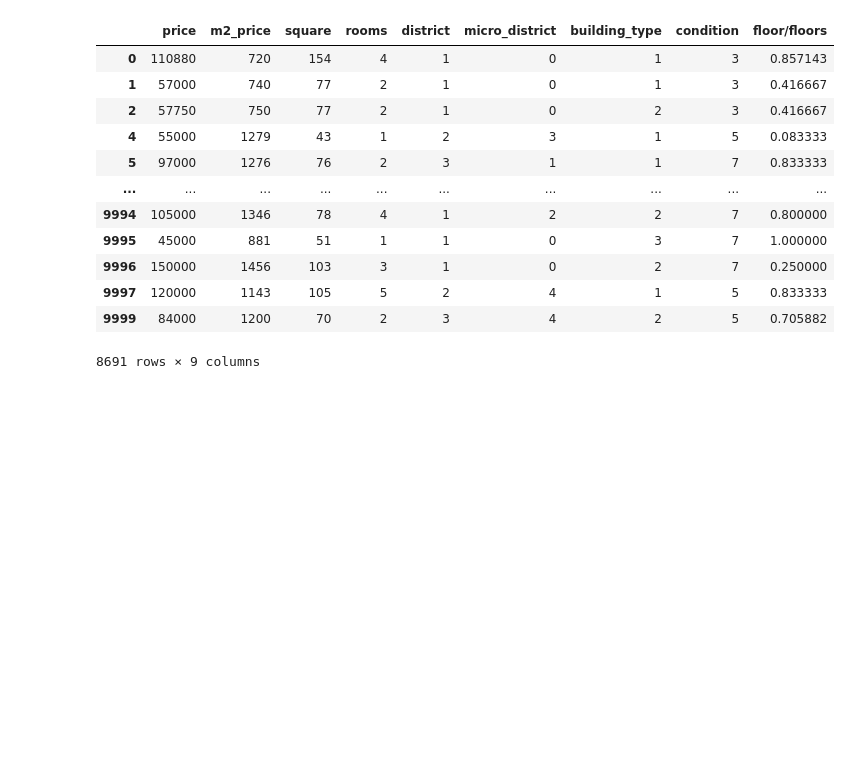
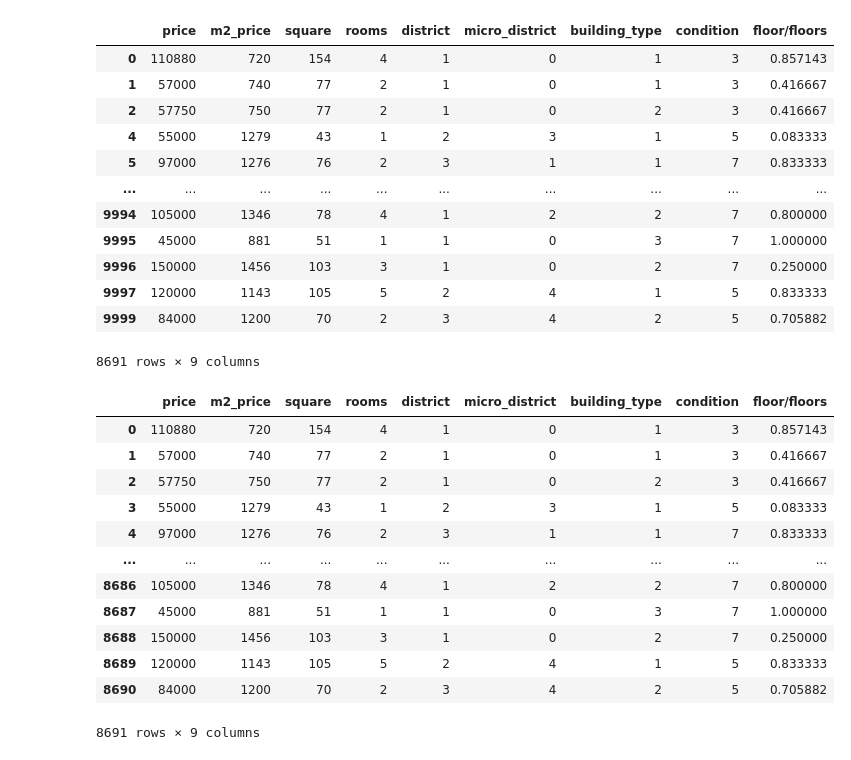
Before and after one commit to Aidin2005/dataFinal, a Jupyter notebook: тестовый.ipynb, the cells around one changed output. Cells and saved outputs as stored; diff of their text form; code cells hidden in the pictures; blank space fills up the shorter version.

```diff
--- a/тестовый.ipynb
+++ b/тестовый.ipynb
@@ -311,0 +337,16 @@ df
+# %%
+data = pd.read_csv('Bishkek_Preprocessed.csv')
+# %% [output]
+|  | price | m2_price | square | rooms | district | micro_district | building_type | condition | floor/floors |
+| 0 | 110880 | 720 | 154 | 4 | 1 | 0 | 1 | 3 | 0.857143 |
+| 1 | 57000 | 740 | 77 | 2 | 1 | 0 | 1 | 3 | 0.416667 |
+| 2 | 57750 | 750 | 77 | 2 | 1 | 0 | 2 | 3 | 0.416667 |
+| 3 | 55000 | 1279 | 43 | 1 | 2 | 3 | 1 | 5 | 0.083333 |
+| 4 | 97000 | 1276 | 76 | 2 | 3 | 1 | 1 | 7 | 0.833333 |
+| ... | ... | ... | ... | ... | ... | ... | ... | ... | ... |
+| 8686 | 105000 | 1346 | 78 | 4 | 1 | 2 | 2 | 7 | 0.800000 |
+| 8687 | 45000 | 881 | 51 | 1 | 1 | 0 | 3 | 7 | 1.000000 |
+| 8688 | 150000 | 1456 | 103 | 3 | 1 | 0 | 2 | 7 | 0.250000 |
+| 8689 | 120000 | 1143 | 105 | 5 | 2 | 4 | 1 | 5 | 0.833333 |
+| 8690 | 84000 | 1200 | 70 | 2 | 3 | 4 | 2 | 5 | 0.705882 |
+8691 rows × 9 columns
```
Also changed, not shown: parts of 5 cells of this notebook.
